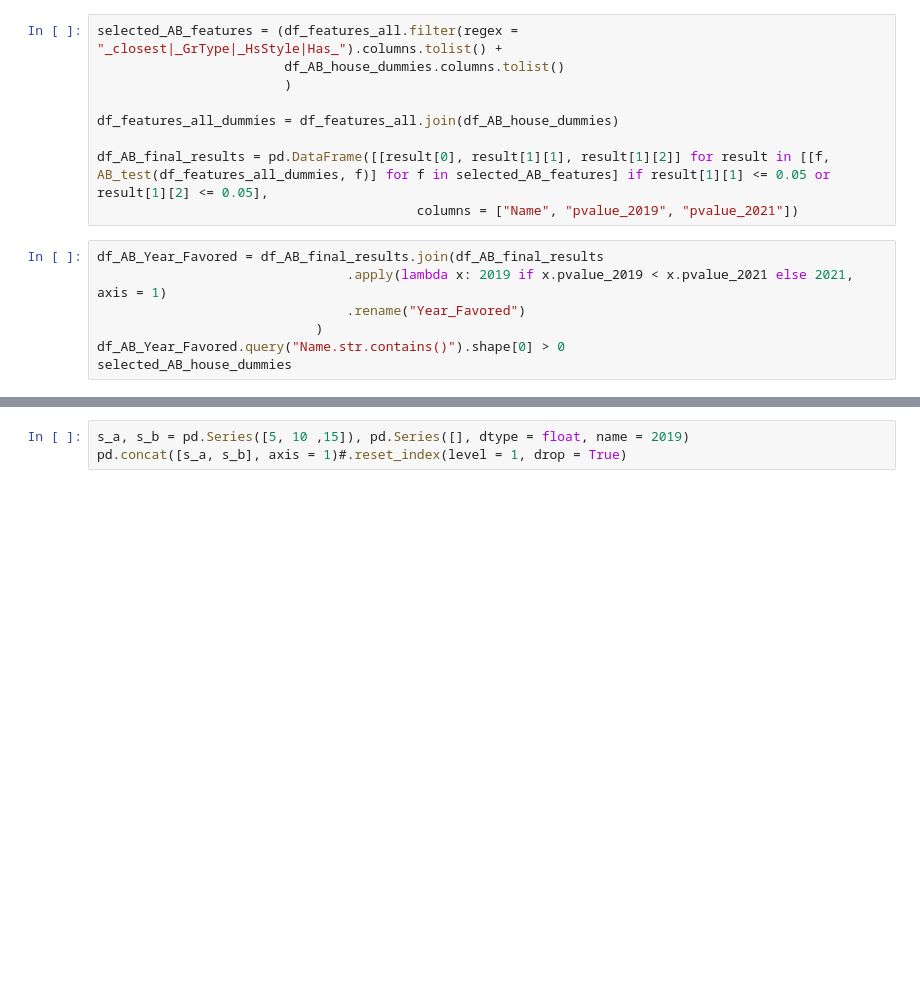
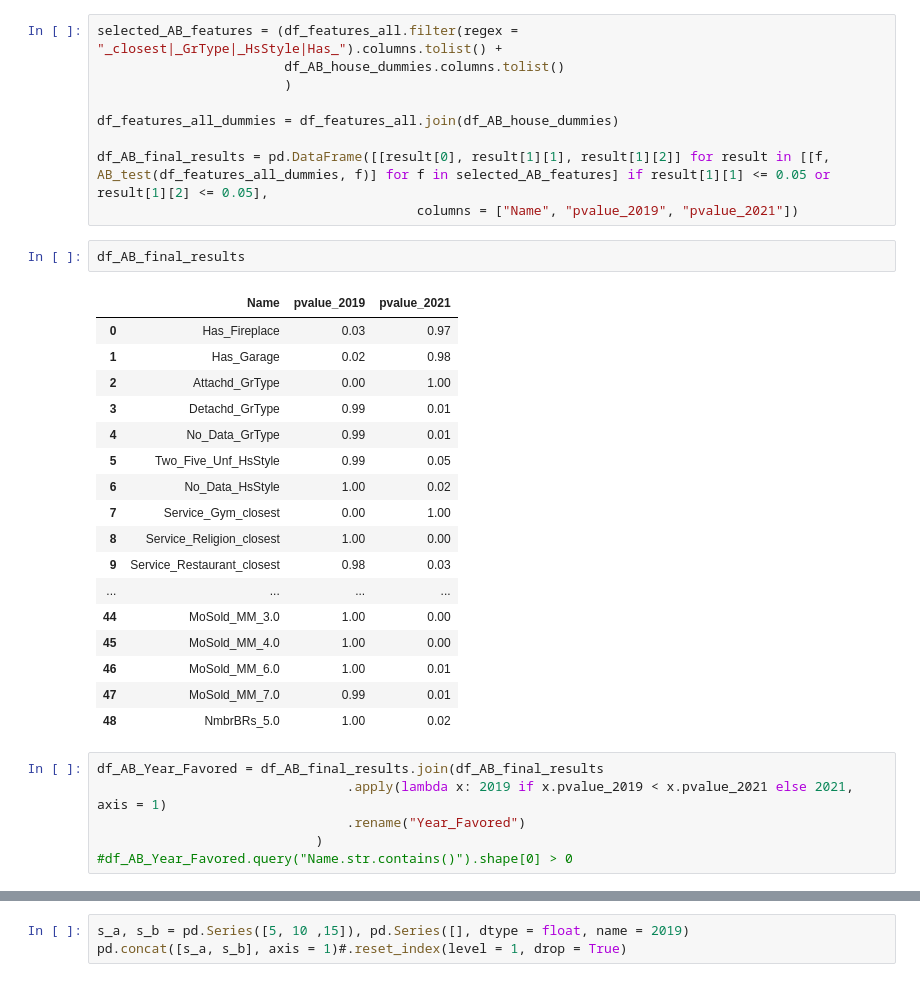
Before and after one commit to lelandjmurrin/Ames_Housing_Project, a Jupyter notebook: Ames_Project_Testing.ipynb, the cells around one changed output, grey strips where cells are left out. Saved outputs shown, nothing was run; the diff lists cells and outputs as text; blank space fills up the shorter version.

Commit message:
Further work on Visualizations for Housing Data Slide in presentaiton. Cleaning up AB Testing Results for display

```diff
--- a/Ames_Project_Testing.ipynb
+++ b/Ames_Project_Testing.ipynb
@@ -214,13 +195,32 @@ df_features_all_dummies = df_features_all.join(df_AB_house_dummies)
 
 df_AB_final_results = pd.DataFrame([[result[0], result[1][1], result[1][2]] for result in [[f, AB_test(df_features_all_dummies, f)] for f in selected_AB_features] if result[1][1] <= 0.05 or result[1][2] <= 0.05],
                                          columns = ["Name", "pvalue_2019", "pvalue_2021"])
+# %%
+df_AB_final_results
+# %% [output]
+|  | Name | pvalue_2019 | pvalue_2021 |
+| 0 | Has_Fireplace | 0.03 | 0.97 |
+| 1 | Has_Garage | 0.02 | 0.98 |
+| 2 | Attachd_GrType | 0.00 | 1.00 |
+| 3 | Detachd_GrType | 0.99 | 0.01 |
+| 4 | No_Data_GrType | 0.99 | 0.01 |
+| 5 | Two_Five_Unf_HsStyle | 0.99 | 0.05 |
+| 6 | No_Data_HsStyle | 1.00 | 0.02 |
+| 7 | Service_Gym_closest | 0.00 | 1.00 |
+| 8 | Service_Religion_closest | 1.00 | 0.00 |
+| 9 | Service_Restaurant_closest | 0.98 | 0.03 |
+| ... | ... | ... | ... |
+| 44 | MoSold_MM_3.0 | 1.00 | 0.00 |
+| 45 | MoSold_MM_4.0 | 1.00 | 0.00 |
+| 46 | MoSold_MM_6.0 | 1.00 | 0.01 |
+| 47 | MoSold_MM_7.0 | 0.99 | 0.01 |
+| 48 | NmbrBRs_5.0 | 1.00 | 0.02 |
 # %%
 df_AB_Year_Favored = df_AB_final_results.join(df_AB_final_results
                                 .apply(lambda x: 2019 if x.pvalue_2019 < x.pvalue_2021 else 2021, axis = 1)
                                 .rename("Year_Favored")
                             )
-df_AB_Year_Favored.query("Name.str.contains()").shape[0] > 0
-selected_AB_house_dummies
+#df_AB_Year_Favored.query("Name.str.contains()").shape[0] > 0
 # %%
 def print_favored_features (feature):
     year_dict = {2019: [], 2021: []}
```
Also changed, not shown: parts of 5 cells of this notebook, 1 other file.
